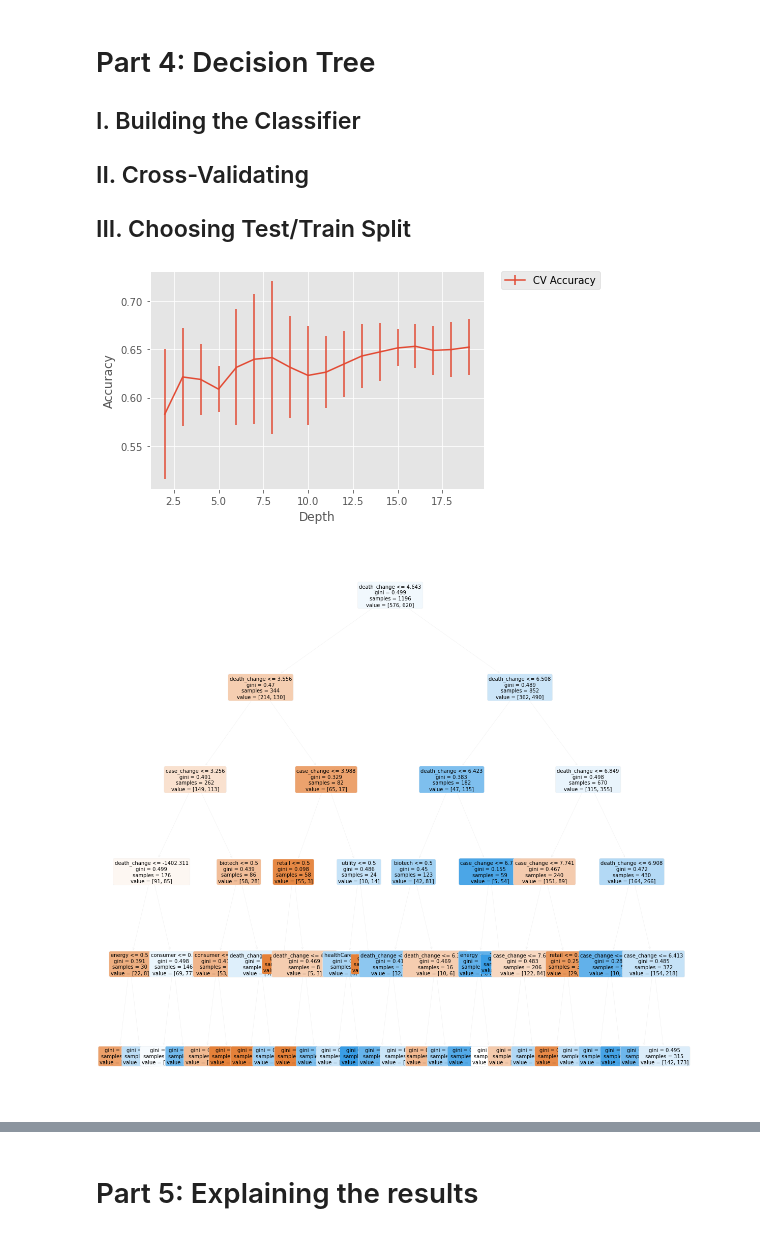
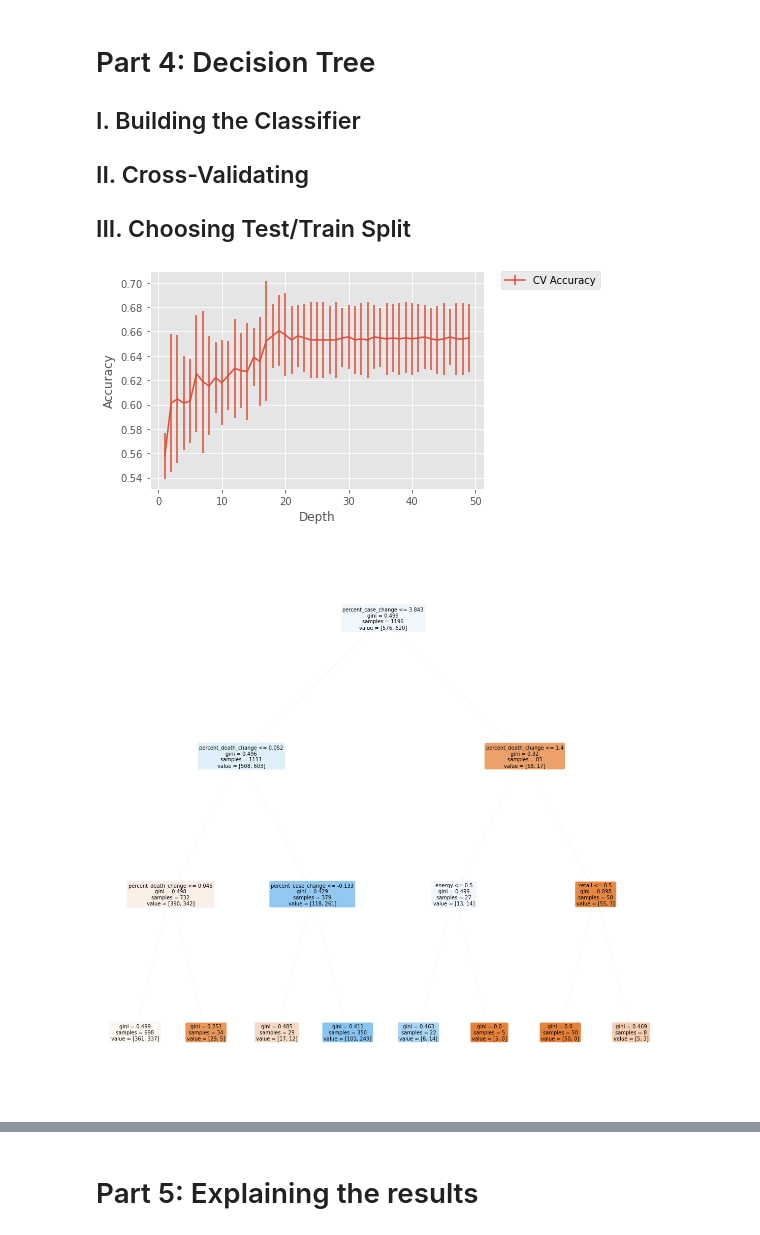
Before and after one commit to jagadeeshmeesala/notebooks, a Jupyter notebook: 602-final-project/final_markdown.ipynb, the cells around one changed output, grey strips where cells are left out. Drawn from its saved outputs; the diff is of its cells as text; code cells hidden in the pictures.

Commit message:
Updated to percent_case_change and percent_death_change. Updated cv to iterated depth 1 to 50.

```diff
--- a/602-final-project/final_markdown.ipynb
+++ b/602-final-project/final_markdown.ipynb
@@ -75,15 +75,17 @@ weeklyCovid = covid.groupby(pd.Grouper(key = "Date", freq ="W")).sum()
 weeklyCovid.reset_index(inplace=True)
 
 
-# Difference on new case column
-# Case Change = new cases / last weeks cases
-## For loop
-weeklyCovid["case_change"]    = weeklyCovid["new_case"].diff().fillna(0)
-weeklyCovid["percent_change"] = weeklyCovid["case_change"]/weeklyCovid["new_case"]
-weeklyCovid["death_change"] = weeklyCovid["new_death"].diff().fillna(0)
-weeklyCovid[weeklyCovid["new_death"] != 0, "death_change"] = weeklyCovid["death_change"]/weeklyCovid["new_death"]
+weeklyCovid = covid.groupby(pd.Grouper(key = "Date", freq ="W")).sum()
+weeklyCovid.reset_index(inplace=True)
 
-weeklyCovid.head()
+weeklyCovid["previous_week_case"] = weeklyCovid["new_case"].shift(1).fillna(0)
+weeklyCovid["previous_week_death"] = weeklyCovid["new_death"].shift(1).fillna(0)
+
+weeklyCovid["percent_case_change"] = weeklyCovid["new_case"].diff().fillna(0)
+weeklyCovid.loc[weeklyCovid["previous_week_case"] != 0, "percent_case_change"] = weeklyCovid["percent_case_change"]/weeklyCovid["previous_week_case"]
+
+weeklyCovid["percent_death_change"] = weeklyCovid["new_death"].diff().fillna(0)
+weeklyCovid.loc[weeklyCovid["previous_week_death"] != 0, "percent_death_change"] = weeklyCovid["percent_death_change"]/weeklyCovid["previous_week_death"]
 
 weeklyCovid.to_csv("weeklyCovid.csv")
 # %% [markdown]
@@ -215,7 +228,7 @@ The features we chose to use are the following:
 The output we are hoping to predict is whether the stocks will rise or fall
 # %%
 # Features
-features=[ "case_change",  "death_change", "biotech","pharmacy","it","energy","retail","consumer","utility","realEstate","healthCare"]
+features=["percent_case_change",  "percent_death_change", "biotech","pharmacy","it","energy","retail","consumer","utility","realEstate","healthCare"]
 X = sc_df.loc[:,features].values
 y = sc_df["Rise/Fall"].values
 # %%
@@ -246,7 +259,7 @@ cv_accuracy =[]
 test_accuracy=[]
 train_accuracy=[]
 std=[]
-for i in range(2,20):
+for i in range(1,50):
     clf = tree.DecisionTreeClassifier(max_depth=i)
     clf.fit(X_train, y_train)
 
@@ -273,18 +286,18 @@ plt.show()
 
 #scores.fit(X_test,y_test)
 # %% [output]
-[figure, old version]
+[figure, new version]
 # %%
 # Tree
 from pandas.plotting import scatter_matrix
 
-clf = tree.DecisionTreeClassifier(random_state=0, max_depth=5)
+clf = tree.DecisionTreeClassifier(random_state=0, max_depth=3)
 clf.fit(X_train, y_train)
 
 fig = plt.figure(figsize=(20,20))
 x = tree.plot_tree(clf,rounded=True,filled=True,feature_names=features,fontsize=10)
 # %% [output]
-[figure, old version]
+[figure, new version]
 # %%
 #Claasification Report
 from sklearn.metrics import classification_report
```
Also changed, not shown: parts of 3 cells of this notebook, 2 other files.
